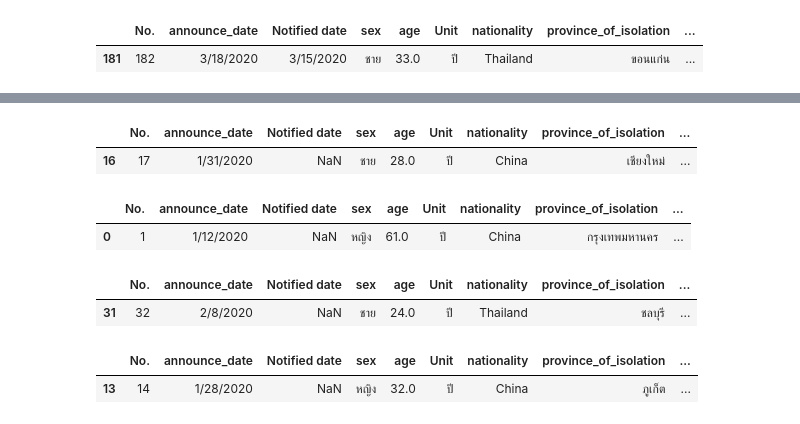
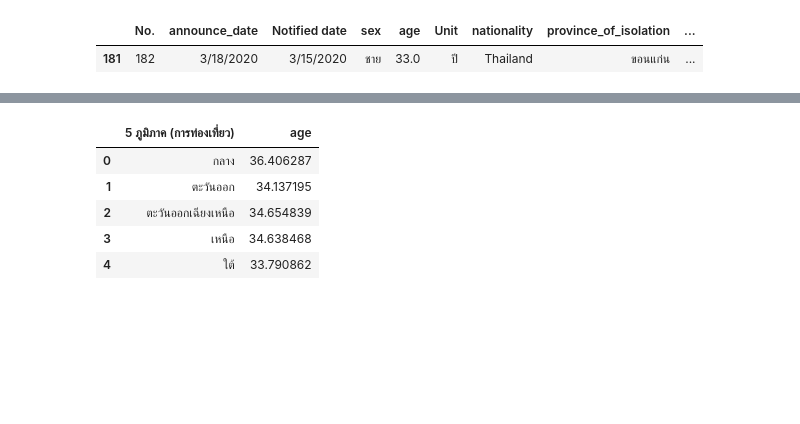
Before and after one commit to Chanunchida-May/data_viz_2022, a Jupyter notebook: BasicPython&DataViz_midterm2022.ipynb, the cells around one changed output, grey strips where cells are left out. Cells and saved outputs as stored; diff of their text form; code cells hidden in the pictures; blank space fills up the shorter version.

```diff
--- a/BasicPython&DataViz_midterm2022.ipynb
+++ b/BasicPython&DataViz_midterm2022.ipynb
@@ -381,24 +941,18 @@ met_northeast.head(1)
+# %%
+data = [['กลาง',36.406287],
+        ['ตะวันออก',34.137195],
+        ['ตะวันออกเฉียงเหนือ',34.654839],
+        ['เหนือ',34.638468],
+        ['ใต้',33.790862]]
+header = ['5 ภูมิภาค (การท่องเที่ยว)','age']   ## กำหนดหัวตารางเป็น 5 ภูมิภาค (การท่องเที่ยว) และ age
+travel_averages = pd.DataFrame.from_records(data,columns=header)
+## สร้างตาราง data_province_average โดยใช้วิธีที่ 2 list row oriented
 # %%
-met_north =personalcovid_data[personalcovid_data['5 ภูมิภาค (การท่องเที่ยว)']=='เหนือ']
-met_north.head(1)
+travel_averages   # แสดงตาราง 5 ภูมิภาค (การท่องเที่ยว)
 # %% [output]
-|  | No. | announce_date | Notified date | sex | age | Unit | nationality | province_of_isolation | ... |
-| 16 | 17 | 1/31/2020 | NaN | ชาย | 28.0 | ปี | China | เชียงใหม่ | ... |
+|  | 5 ภูมิภาค (การท่องเที่ยว) | age |
+| 0 | กลาง | 36.406287 |
+| 1 | ตะวันออก | 34.137195 |
+| 2 | ตะวันออกเฉียงเหนือ | 34.654839 |
+| 3 | เหนือ | 34.638468 |
+| 4 | ใต้ | 33.790862 |
-# %%
-met_central =personalcovid_data[personalcovid_data['5 ภูมิภาค (การท่องเที่ยว)']=='กลาง']
-met_central.head(1)
-# %% [output]
-|  | No. | announce_date | Notified date | sex | age | Unit | nationality | province_of_isolation | ... |
-| 0 | 1 | 1/12/2020 | NaN | หญิง | 61.0 | ปี | China | กรุงเทพมหานคร | ... |
-# %%
-met_east =personalcovid_data[personalcovid_data['5 ภูมิภาค (การท่องเที่ยว)']=='ตะวันออก']
-met_east.head(1)
-# %% [output]
-|  | No. | announce_date | Notified date | sex | age | Unit | nationality | province_of_isolation | ... |
-| 31 | 32 | 2/8/2020 | NaN | ชาย | 24.0 | ปี | Thailand | ชลบุรี | ... |
-# %%
-met_south =personalcovid_data[personalcovid_data['5 ภูมิภาค (การท่องเที่ยว)']=='ใต้']
-met_south.head(1)
-# %% [output]
-|  | No. | announce_date | Notified date | sex | age | Unit | nationality | province_of_isolation | ... |
-| 13 | 14 | 1/28/2020 | NaN | หญิง | 32.0 | ปี | China | ภูเก็ต | ... |
```
Also changed, not shown: parts of 101 cells of this notebook.
